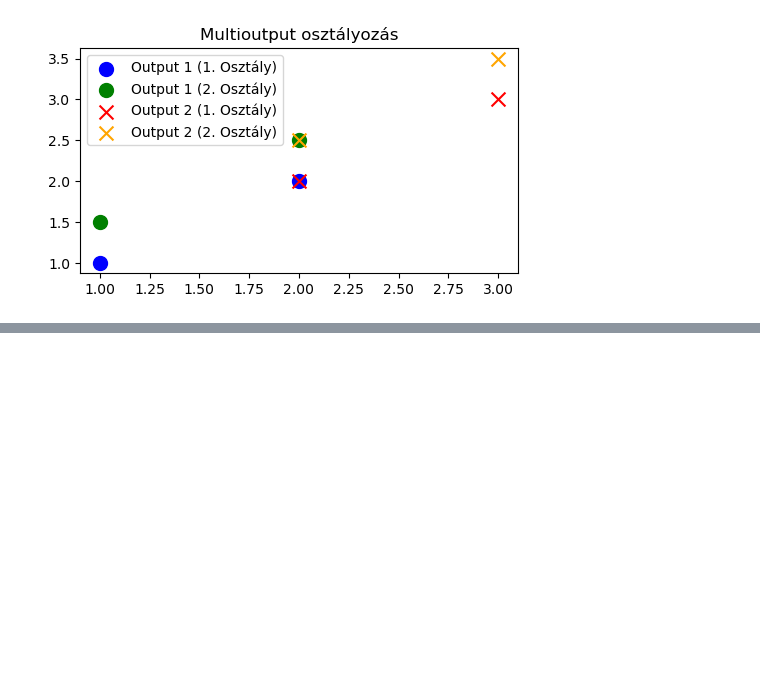
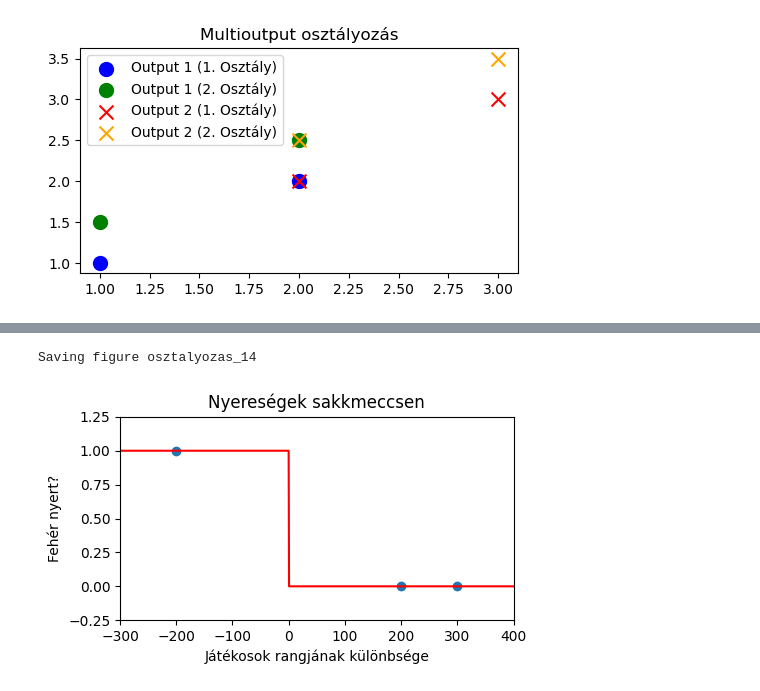
Before and after one commit to basictask/Elemzesmodszertan, a Jupyter notebook: 2_classification/doc/images/2_classification.ipynb, the cells around one changed output, grey strips where cells are left out. Drawn from its saved outputs; the diff is of its cells as text; code cells hidden in the pictures; blank space fills up the shorter version.

```diff
--- a/2_classification/doc/images/2_classification.ipynb
+++ b/2_classification/doc/images/2_classification.ipynb
@@ -80,0 +124,25 @@ Saving figure osztalyozas_10
+# %%
+x = np.array(x).reshape(-1, 1)  # Features
+y = np.array(y)                # Target variable
+
+# Fit the linear regression model
+model = LogisticRegression()
+model.fit(x, y)
+
+# Making predictions for plotting
+x_fit = np.linspace(x.min() - 100, x.max() + 100, 1000).reshape(-1, 1)
+y_fit = model.predict(x_fit)
+
+plt.figure(figsize=(5,3))
+plt.scatter(x, y)
+plt.plot(x_fit, y_fit, color='red', label='Modell')
+plt.title('Nyereségek sakkmeccsen')
+plt.ylabel('Fehér nyert?')
+plt.xlabel('Játékosok rangjának különbsége')
+plt.ylim([-.25, 1.25])
+plt.xlim([x.min() - 100, x.max() + 100])
+save_fig('osztalyozas_14')
+plt.show()
+# %% [output]
+Saving figure osztalyozas_14
+[figure, added]
```
Also changed, not shown: parts of 3 cells of this notebook, 10 other files.
